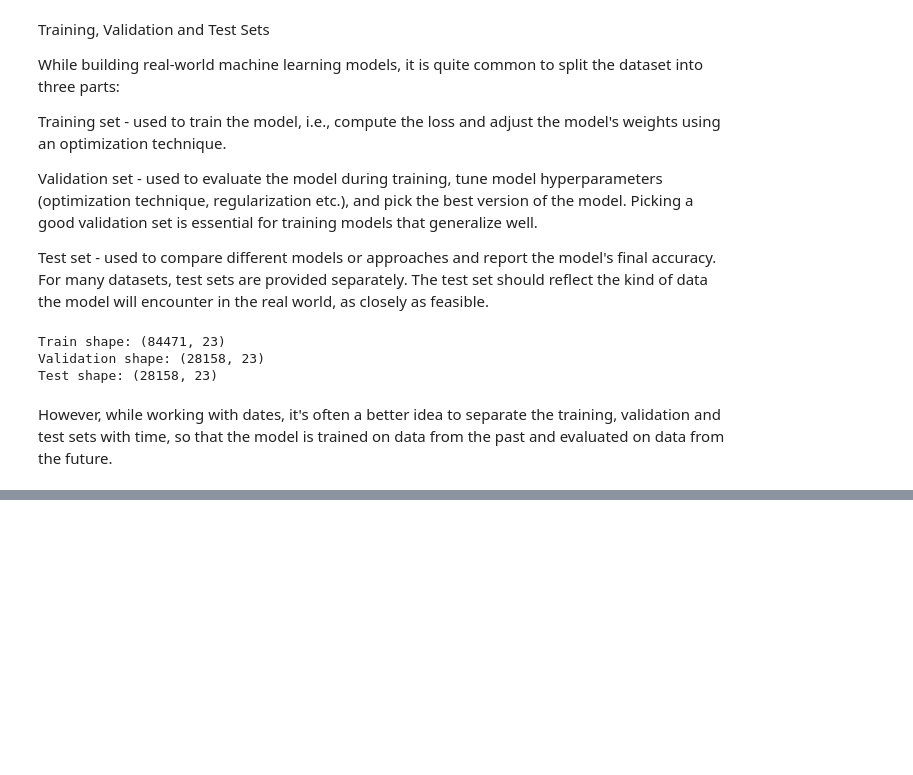
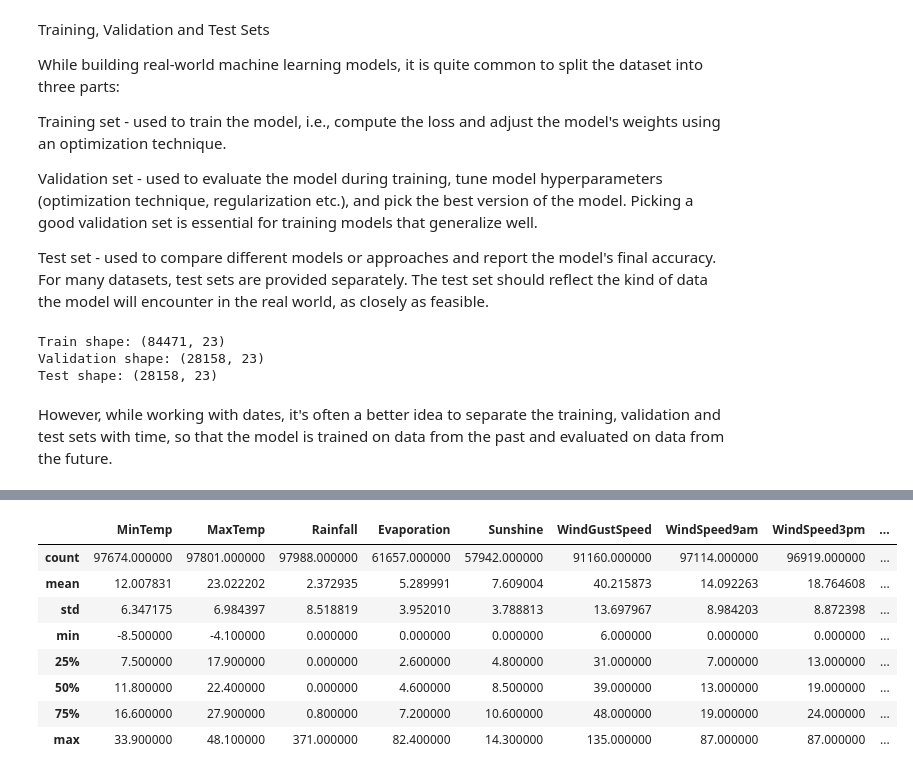
Before and after one commit to toRK25/Logistic-regression, a Jupyter notebook: pakoda.ipynb, the cells around one changed output, grey strips where cells are left out. Saved outputs shown, nothing was run; the diff lists cells and outputs as text; code cells hidden in the pictures; blank space fills up the shorter version.

```diff
--- a/pakoda.ipynb
+++ b/pakoda.ipynb
@@ -106,0 +115,6 @@ However, while working with dates, it's often a better idea to separate the trai
+# %%
+year = pd.to_datetime(df['Date']).dt.year
+
+train_df = df[year<2015]
+val_df = df[year==2015]
+test_df = df[year>2015]
@@ -106,0 +123,3 @@ However, while working with dates, it's often a better idea to separate the trai
+# %%
+input_cols = list(train_df.columns)[1 : -1 ]
+output_cols = 'RainTomorrow'
@@ -106,0 +128,3 @@ However, while working with dates, it's often a better idea to separate the trai
+# %%
+train_inputs = train_df[input_cols].copy()
+train_outputs = train_df[output_cols].copy()
@@ -106,0 +141,15 @@ However, while working with dates, it's often a better idea to separate the trai
+# %%
+numeric_cols = train_inputs.select_dtypes(include=['float64','int64']).columns.tolist()
+categorical_cols = train_inputs.select_dtypes(include=['object','bool']).columns.tolist()
+# %%
+train_inputs[numeric_cols].describe()
+# %% [output]
+|  | MinTemp | MaxTemp | Rainfall | Evaporation | Sunshine | WindGustSpeed | WindSpeed9am | WindSpeed3pm | ... |
+| count | 97674.000000 | 97801.000000 | 97988.000000 | 61657.000000 | 57942.000000 | 91160.000000 | 97114.000000 | 96919.000000 | ... |
+| mean | 12.007831 | 23.022202 | 2.372935 | 5.289991 | 7.609004 | 40.215873 | 14.092263 | 18.764608 | ... |
+| std | 6.347175 | 6.984397 | 8.518819 | 3.952010 | 3.788813 | 13.697967 | 8.984203 | 8.872398 | ... |
+| min | -8.500000 | -4.100000 | 0.000000 | 0.000000 | 0.000000 | 6.000000 | 0.000000 | 0.000000 | ... |
+| 25% | 7.500000 | 17.900000 | 0.000000 | 2.600000 | 4.800000 | 31.000000 | 7.000000 | 13.000000 | ... |
+| 50% | 11.800000 | 22.400000 | 0.000000 | 4.600000 | 8.500000 | 39.000000 | 13.000000 | 19.000000 | ... |
+| 75% | 16.600000 | 27.900000 | 0.800000 | 7.200000 | 10.600000 | 48.000000 | 19.000000 | 24.000000 | ... |
+| max | 33.900000 | 48.100000 | 371.000000 | 82.400000 | 14.300000 | 135.000000 | 87.000000 | 87.000000 | ... |
```
Also changed, not shown: parts of 9 cells of this notebook.
